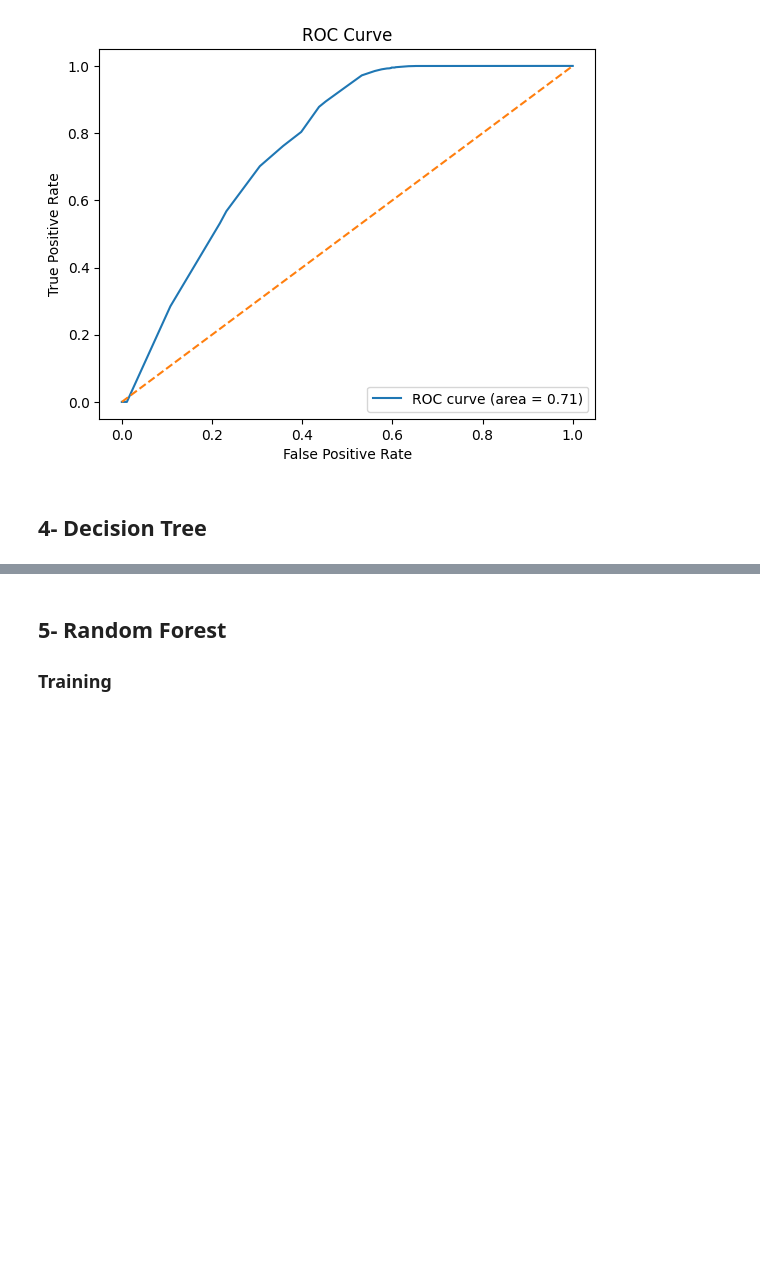
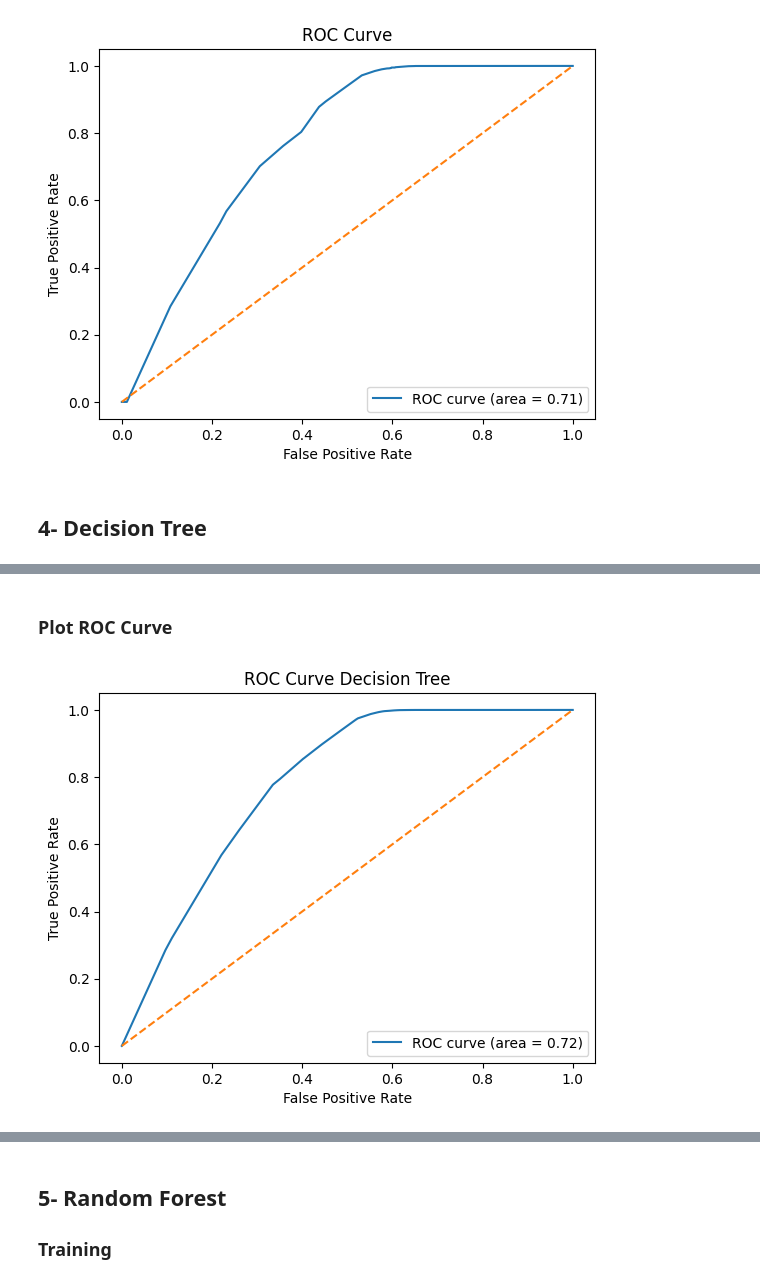
Before and after one commit to ElecSpartan/Big-Data-Project, a Jupyter notebook: BigData.ipynb, the cells around one changed output, grey strips where cells are left out. Saved outputs shown, nothing was run; the diff lists cells and outputs as text; code cells hidden in the pictures; blank space fills up the shorter version.

Commit message:
Added Decision Tree model

```diff
--- a/BigData.ipynb
+++ b/BigData.ipynb
@@ -259,0 +262,10 @@ plt.show()
+# %%
+#Import the library needed
+from sklearn.tree import DecisionTreeClassifier
+
+#Create a Decision Tree Classifier
+dtc = DecisionTreeClassifier()
+
+#Fit the model on the training data
+dtc.fit(x_train, y_train)
+print("Decision Tree classifier trained successfully.")
@@ -259,0 +276,19 @@ plt.show()
+# %%
+# Make predictions
+y_pred_dt = dtc.predict(x_test)
+
+# Calculate accuracy
+accuracy = accuracy_score(y_test, y_pred_dt)
+# Calculate confusion matrix
+conf_matrix = confusion_matrix(y_test, y_pred_dt)
+# Calculate ROC-AUC score
+roc_auc = roc_auc_score(y_test, y_pred_dt)
+# classification report
+class_report = classification_report(y_test, y_pred_dt, target_names=['bad', 'good'])
+
+print("Accuracy: ", accuracy)
+print("Confusion Matrix:")
+print(conf_matrix)
+print(f"ROC-AUC: {roc_auc:.4f}")
+print("Classification Report:")
+print(class_report)
@@ -259,0 +310,15 @@ plt.show()
+# %% [markdown]
+### Plot ROC Curve
+# %%
+y_proba_dt = dtc.predict_proba(x_test)[:, 1]
+fpr_dt, tpr_dt, _ = roc_curve(y_test, y_proba_dt)
+plt.figure()
+plt.plot(fpr_dt, tpr_dt, label='ROC curve (area = {:.2f})'.format(roc_auc))
+plt.plot([0, 1], [0, 1], '--')
+plt.xlabel('False Positive Rate')
+plt.ylabel('True Positive Rate')
+plt.title('ROC Curve Decision Tree')
+plt.legend(loc='lower right')
+plt.show()
+# %% [output]
+[figure, added]
```
Also changed, not shown: parts of 6 cells of this notebook.
